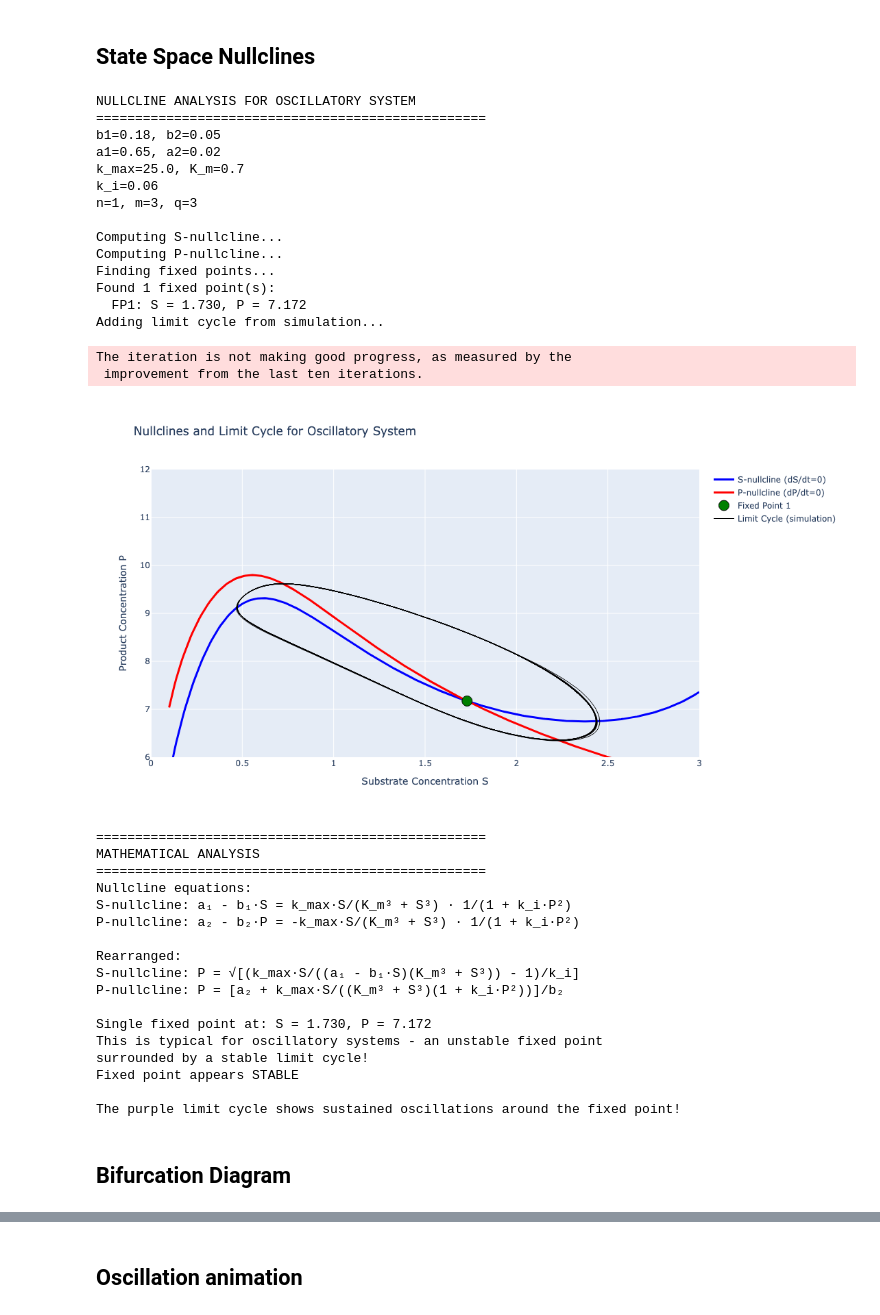
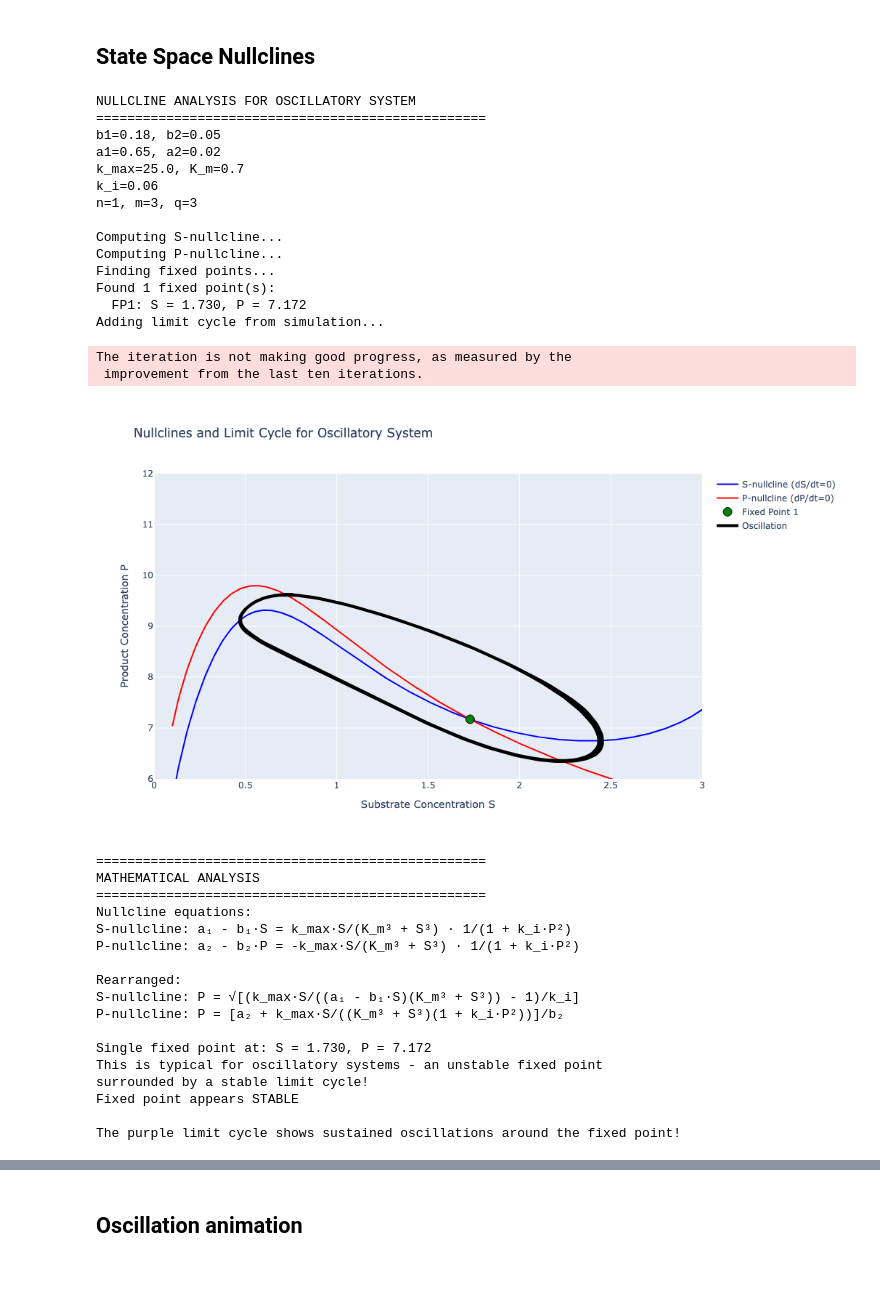
Before and after one commit to baierx/Dynamical_Systems_2025, a Jupyter notebook: Day_1/C_Oscillations/03_enzyme_oscillations.ipynb, the cells around one changed output, grey strips where cells are left out. Drawn from its saved outputs; the diff is of its cells as text; code cells hidden in the pictures; blank space fills up the shorter version.

```diff
--- a/Day_1/C_Oscillations/03_enzyme_oscillations.ipynb
+++ b/Day_1/C_Oscillations/03_enzyme_oscillations.ipynb
@@ -214,7 +214,7 @@ for S, P in zip(S_values, P_S_null):
 
 fig.add_trace(go.Scatter(x=valid_S_S, y=valid_P_S, mode='lines',
                         name='S-nullcline (dS/dt=0)',
-                        line=dict(color='blue', width=3)))
+                        line=dict(color='blue', width=2)))
 
 # Plot P-nullcline
 valid_S_P = []
@@ -226,7 +226,7 @@ for S, P in zip(S_values, P_P_null):
 
 fig.add_trace(go.Scatter(x=valid_S_P, y=valid_P_P, mode='lines',
                         name='P-nullcline (dP/dt=0)',
-                        line=dict(color='red', width=3)))
+                        line=dict(color='red', width=2)))
 
 # Find fixed points (intersections)
 print("Finding fixed points...")
@@ -272,7 +272,7 @@ for i, (S, P) in enumerate(fixed_points):
 # Plot fixed points
 for i, (S, P) in enumerate(fixed_points):
     fig.add_trace(go.Scatter(x=[S], y=[P], mode='markers',
-                            marker=dict(size=15, color='green', symbol='circle',
+                            marker=dict(size=12, color='green', symbol='circle',
                                       line=dict(width=1, color='black')),
                             name=f'Fixed Point {i+1}'))
 
@@ -296,8 +296,8 @@ S_cycle = sol.y[0][-2000:]
 P_cycle = sol.y[1][-2000:]
 
 fig.add_trace(go.Scatter(x=S_cycle, y=P_cycle, mode='lines',
-                        name='Limit Cycle (simulation)',
-                        line=dict(color='black', width=1)))
+                        name='Oscillation',
+                        line=dict(color='black', width=4)))
 
 # Update layout
 fig.update_layout(
@@ -336,34 +336,34 @@ if len(fixed_points) == 1:
 
     # Check stability roughly by simulating nearby
     sol_test = solve_ivp(system_dynamics, (0, 50), [S_fp + 0.1, P_fp + 0.1],
                         t_eval=[0, 50], method='RK45')
     final_S, final_P = sol_test.y[0, -1], sol_test.y[1, -1]
     distance = np.sqrt((final_S - S_fp)**2 + (final_P - P_fp)**2)
 
     if distance > 0.5:
         print("Fixed point appears UNSTABLE (spiral source)")
     else:
         print("Fixed point appears STABLE")
 
 print("\nThe purple limit cycle shows sustained oscillations around the fixed point!")
 # %% [output]
 NULLCLINE ANALYSIS FOR OSCILLATORY SYSTEM
 ==================================================
 b1=0.18, b2=0.05
 a1=0.65, a2=0.02
 k_max=25.0, K_m=0.7
 k_i=0.06
 n=1, m=3, q=3
 
 Computing S-nullcline...
 Computing P-nullcline...
 Finding fixed points...
 Found 1 fixed point(s):
   FP1: S = 1.730, P = 7.172
 Adding limit cycle from simulation...
 The iteration is not making good progress, as measured by the
  improvement from the last ten iterations.
-[figure, old version]
+[figure, new version]
 ==================================================
 MATHEMATICAL ANALYSIS
 ==================================================
@@ -381,5 +381,3 @@ surrounded by a stable limit cycle!
 Fixed point appears STABLE
 
 The purple limit cycle shows sustained oscillations around the fixed point!
-# %% [markdown]
-## Bifurcation Diagram
```
Also changed, not shown: parts of 3 cells of this notebook, 36 other files.
